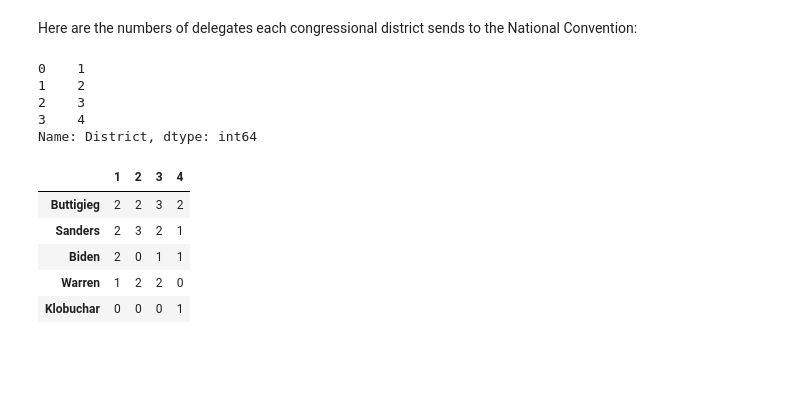
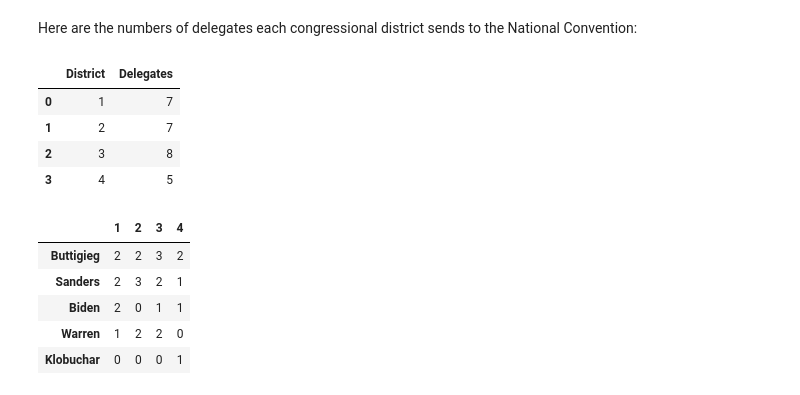
Before and after one commit to climatebrad/primary, a Jupyter notebook: iowa.ipynb, the cells around one changed output. Cells and saved outputs as stored; diff of their text form; code cells hidden in the pictures; blank space fills up the shorter version.

Commit message:
display district delegate count

```diff
--- a/iowa.ipynb
+++ b/iowa.ipynb
@@ -221,13 +221,13 @@ ia.display_dist_sdes(rounding=False, viable=True) / ia.display_dist_sdes(roundin
 # %% [markdown]
 Here are the numbers of delegates each congressional district sends to the National Convention:
 # %%
-ia.dist_del_count.District
+ia.dist_del_count
 # %% [output]
-0    1
-1    2
-2    3
-3    4
-Name: District, dtype: int64
+|  | District | Delegates |
+| 0 | 1 | 7 |
+| 1 | 2 | 7 |
+| 2 | 3 | 8 |
+| 3 | 4 | 5 |
 # %%
 ia.dist_dels
 # %% [output]
```
